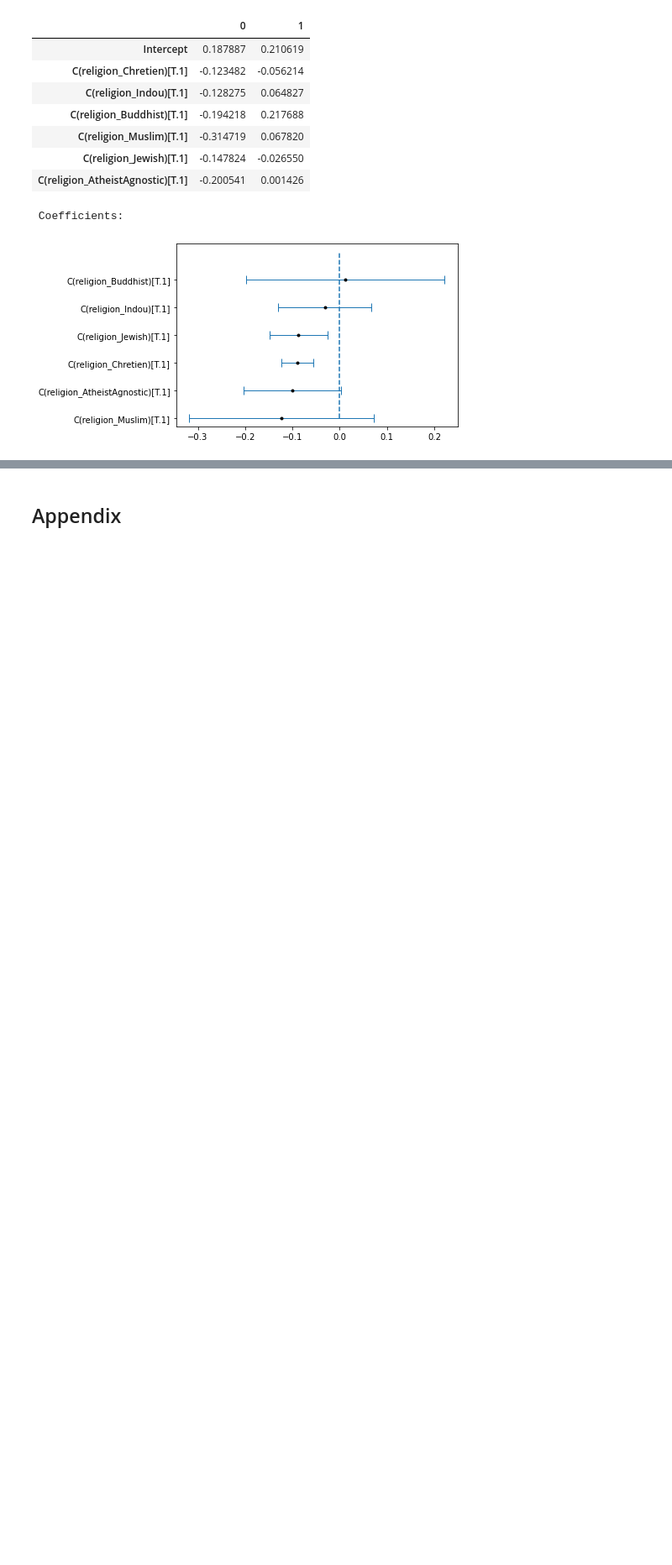
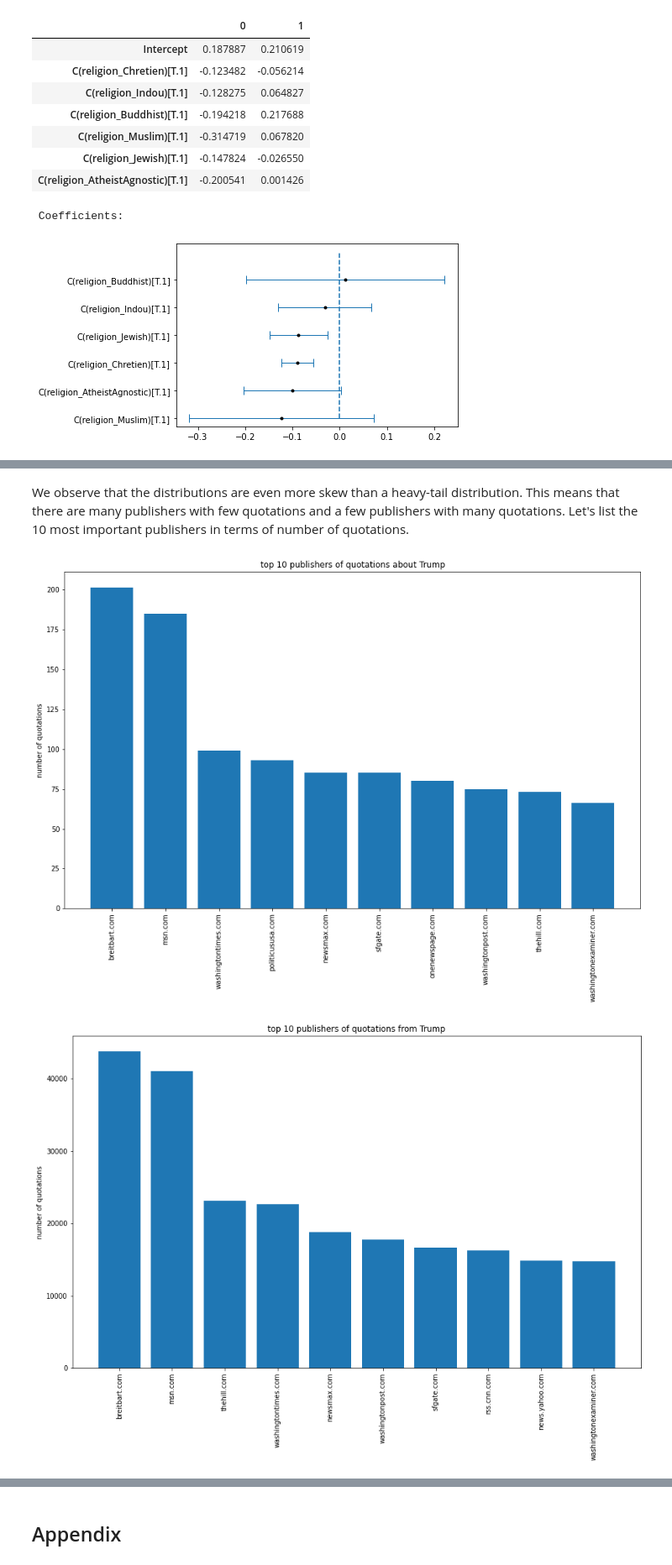
Before and after one commit to epfl-ada/ada-2021-project-data-wrestlers, a Jupyter notebook: notebook_milestone3.ipynb, the cells around one changed output, grey strips where cells are left out. Shown at 84% size. Drawn from its saved outputs; the diff is of its cells as text; code cells hidden in the pictures; blank space fills up the shorter version.

```diff
--- a/notebook_milestone3.ipynb
+++ b/notebook_milestone3.ipynb
@@ -2577,0 +2732,25 @@ Df Model:                           6
+# %% [markdown]
+We observe that the distributions are even more skew than a heavy-tail distribution. This means that there are many publishers with few quotations and a few publishers with many quotations. Let's list the 10 most important publishers in terms of number of quotations.
+# %%
+# select
+k = 10
+top_k_publishers_about = publisher_about_df[:k].reset_index(drop=True)
+top_k_publishers_from = publisher_from_df[:k].reset_index(drop=True)
+# %%
+# plot
+ticks = np.arange(k)
+figure(figsize=(15, 9))
+plt.bar(ticks, top_k_publishers_about.num_quotations)
+plt.xticks(ticks, top_k_publishers_about.publisher.tolist(), rotation=90)
+plt.ylabel('number of quotations')
+plt.title(f'top {k} publishers of quotations about Trump')
+plt.show()
+figure(figsize=(15, 9))
+plt.bar(ticks, top_k_publishers_from.num_quotations)
+plt.xticks(ticks, top_k_publishers_from.publisher.tolist(), rotation=90)
+plt.ylabel('number of quotations')
+plt.title(f'top {k} publishers of quotations from Trump')
+plt.show()
+# %% [output]
+[figure, added]
+[figure, added]
```
Also changed, not shown: parts of 47 cells of this notebook.
